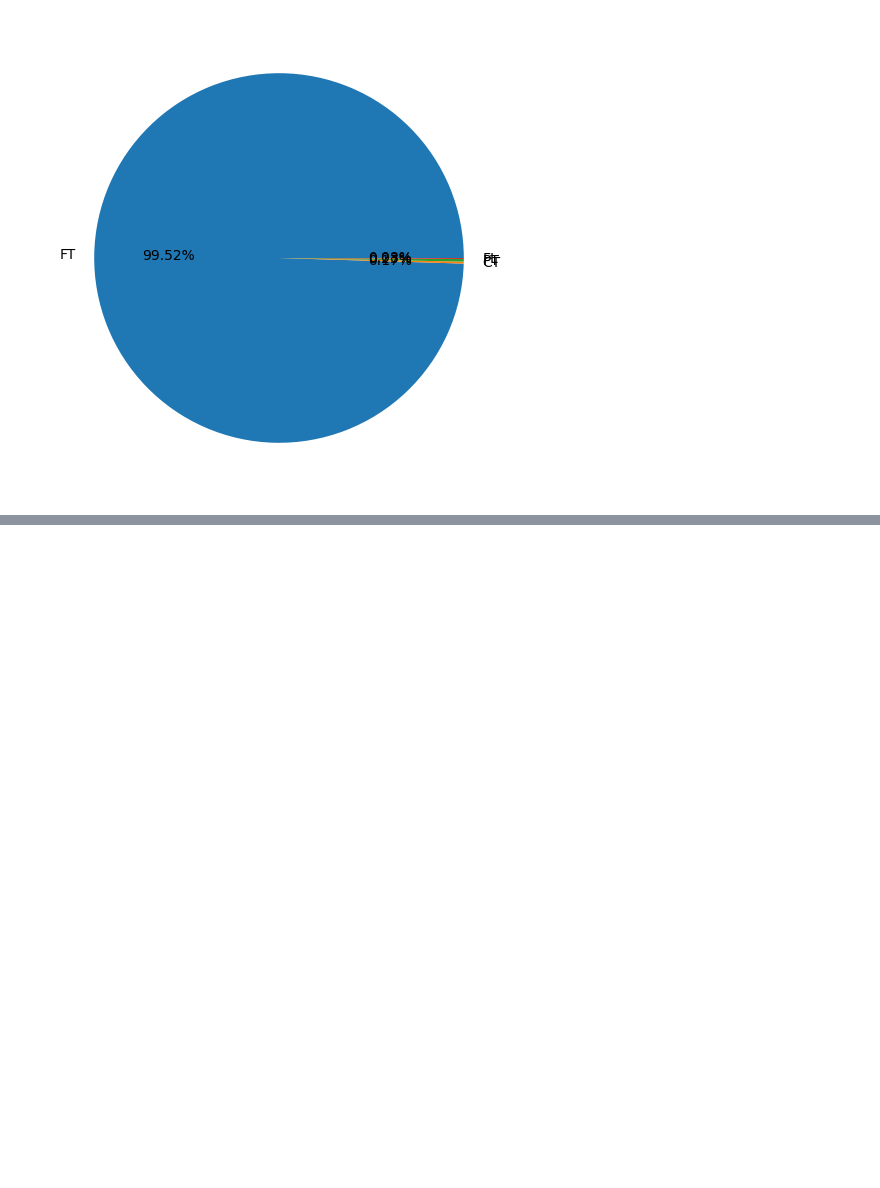
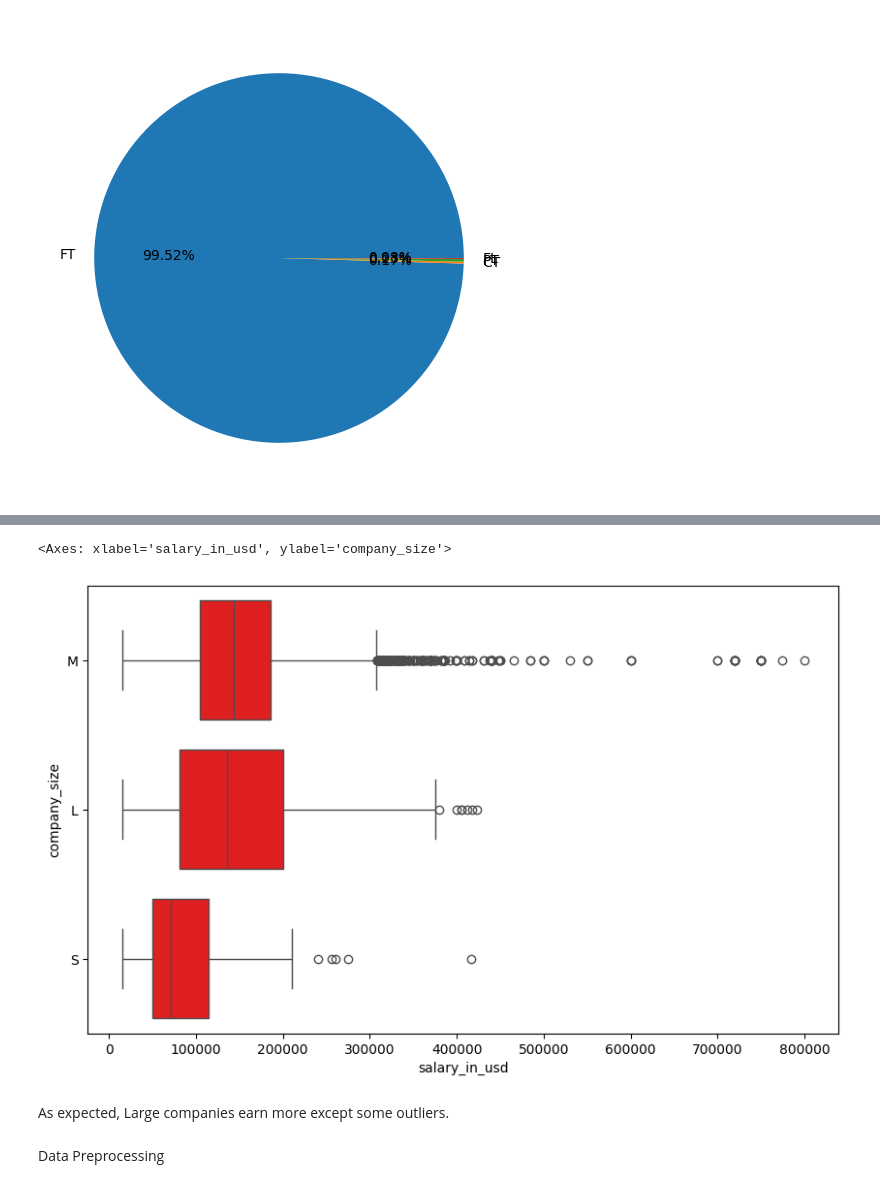
Before and after one commit to hasanenesguray/Data-Science-Projects, a Jupyter notebook: Regression/Data Developer/Data Developer Salary - Machine Learning & EDA.ipynb, the cells around one changed output, grey strips where cells are left out. Saved outputs shown, nothing was run; the diff lists cells and outputs as text; code cells hidden in the pictures; blank space fills up the shorter version.

Commit message:
Preprocessing completed

```diff
--- a/Regression/Data Developer/Data Developer Salary - Machine Learning & EDA.ipynb
+++ b/Regression/Data Developer/Data Developer Salary - Machine Learning & EDA.ipynb
@@ -130,0 +155,10 @@ plt.pie(values, labels = labels, autopct = '%1.2f%%')
+# %%
+plt.figure(figsize = (10, 6))
+sns.boxplot(data = df, x = 'salary_in_usd', y = 'company_size', color = 'red')
+# %% [output]
+<Axes: xlabel='salary_in_usd', ylabel='company_size'>
+[figure, added]
+# %% [markdown]
+As expected, Large companies earn more except some outliers.
+# %% [markdown]
+Data Preprocessing
```
Also changed, not shown: parts of 21 cells of this notebook.
